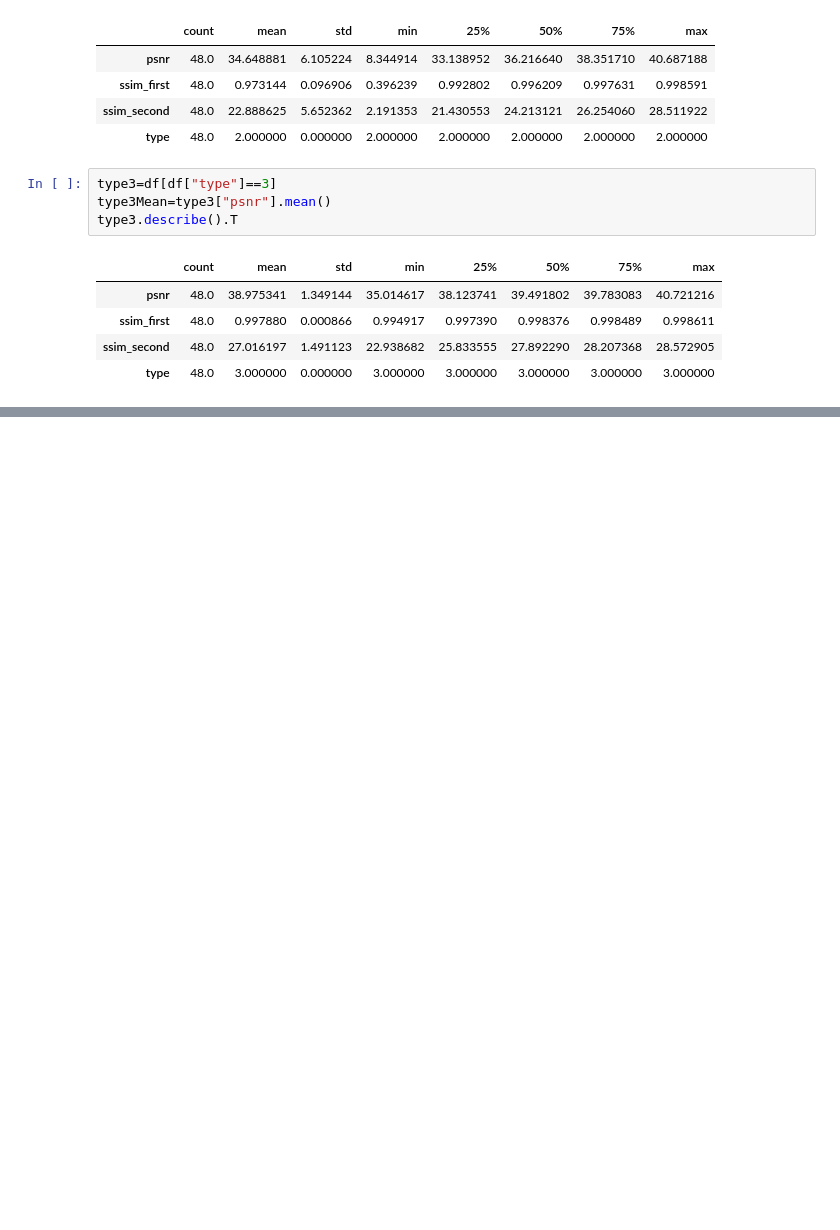
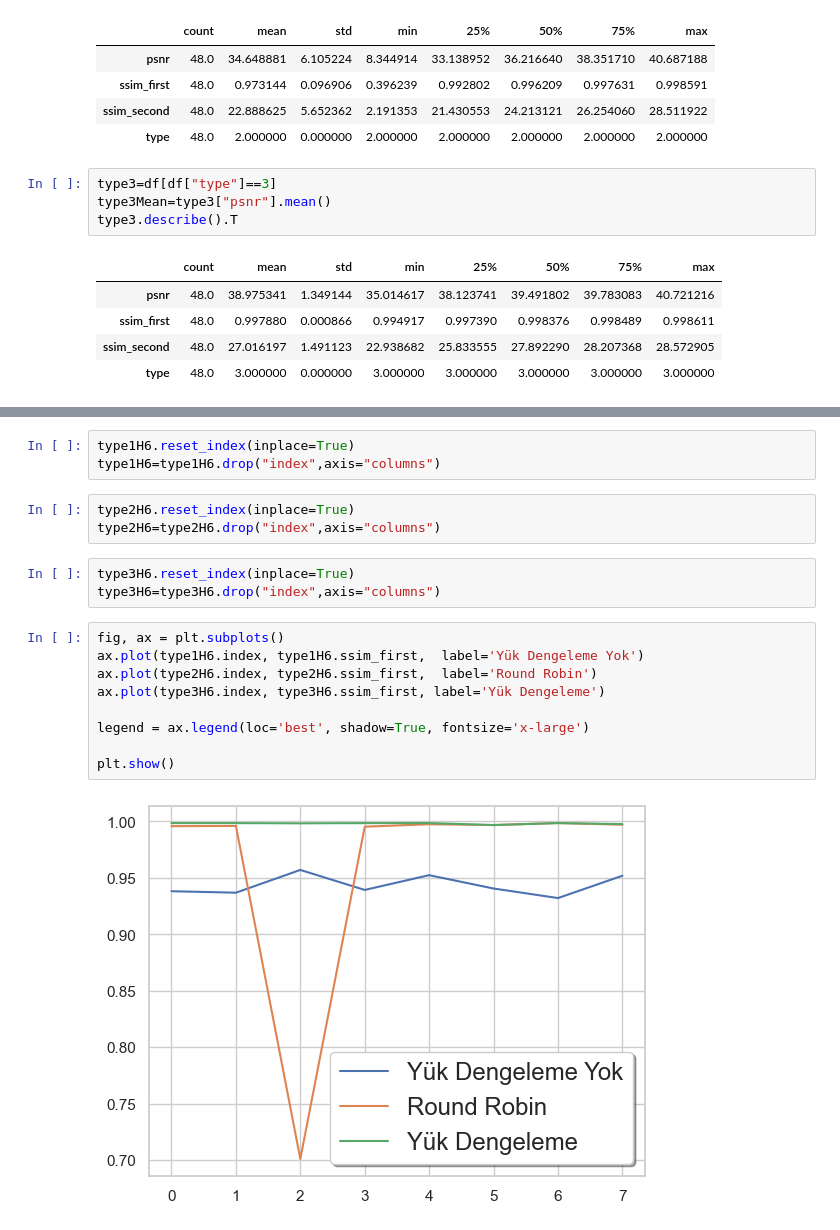
Before and after one commit to gurhancobann/mininet_AI, a Jupyter notebook: topolojiler/analiz.ipynb, the cells around one changed output, grey strips where cells are left out. Drawn from its saved outputs; the diff is of its cells as text; blank space fills up the shorter version.

```diff
--- a/topolojiler/analiz.ipynb
+++ b/topolojiler/analiz.ipynb
@@ -77,0 +88,20 @@ TYpe3   38.97534114583333  39.55278212499999    0.5774409791666599
+# %%
+type1H6.reset_index(inplace=True)
+type1H6=type1H6.drop("index",axis="columns")
+# %%
+type2H6.reset_index(inplace=True)
+type2H6=type2H6.drop("index",axis="columns")
+# %%
+type3H6.reset_index(inplace=True)
+type3H6=type3H6.drop("index",axis="columns")
+# %%
+fig, ax = plt.subplots()
+ax.plot(type1H6.index, type1H6.ssim_first,  label='Yük Dengeleme Yok')
+ax.plot(type2H6.index, type2H6.ssim_first,  label='Round Robin')
+ax.plot(type3H6.index, type3H6.ssim_first, label='Yük Dengeleme')
+
+legend = ax.legend(loc='best', shadow=True, fontsize='x-large')
+
+plt.show()
+# %% [output]
+[figure, added]
```
Also changed, not shown: parts of 3 cells of this notebook.
